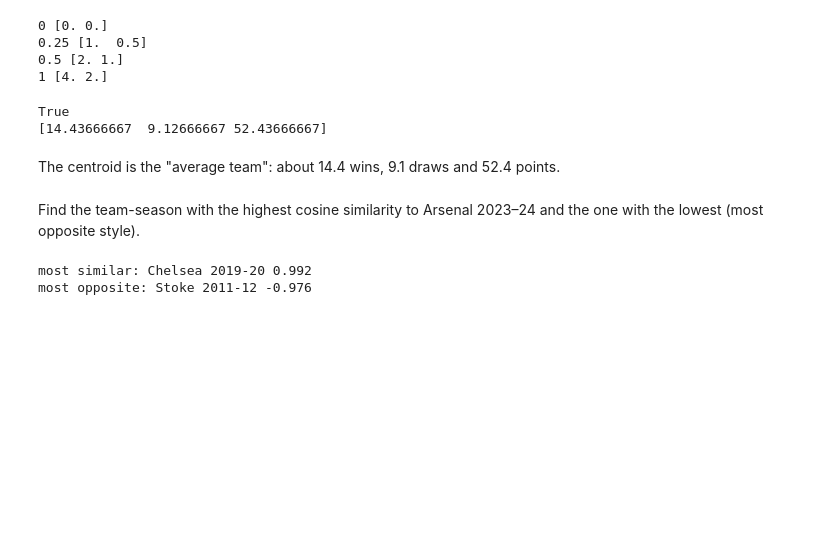
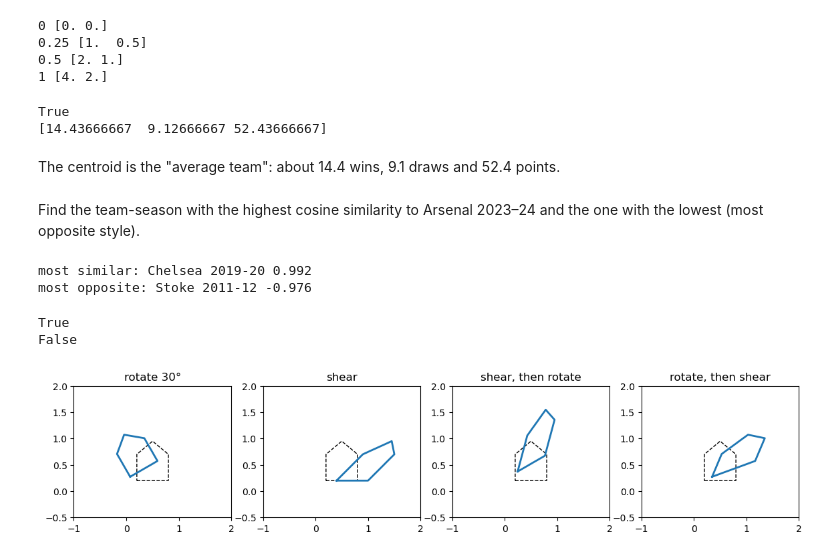
Before and after one commit to w2xw30/ML-AI-Journey-2x, a Jupyter notebook: foundations/linear-algebra/linear-algebra-2x-p3.ipynb, the cells around one changed output. Drawn from its saved outputs; the diff is of its cells as text; code cells hidden in the pictures; blank space fills up the shorter version.

```diff
--- a/foundations/linear-algebra/linear-algebra-2x-p3.ipynb
+++ b/foundations/linear-algebra/linear-algebra-2x-p3.ipynb
@@ -72,3 +72,27 @@ print("most opposite:", names[order[0]], round(sims[order[0]], 3))
 # %% [output]
 most similar: Chelsea 2019-20 0.992
 most opposite: Stoke 2011-12 -0.976
+# %%
+import numpy as np
+import matplotlib.pyplot as plt
+
+def R(deg):
+    t = np.radians(deg)
+    return np.array([[np.cos(t), -np.sin(t)], [np.sin(t), np.cos(t)]])
+
+S = np.array([[1, 1], [0, 1]])
+house = np.array([[0.2, 0.8, 0.8, 0.5, 0.2, 0.2],
+                  [0.2, 0.2, 0.7, 0.95, 0.7, 0.2]])     # columns are corners (last = first, to close it)
+
+fig, axes = plt.subplots(1, 4, figsize=(14, 3.5))
+for ax, (M, name) in zip(axes, [(R(30), "rotate 30°"), (S, "shear"), (R(30) @ S, "shear, then rotate"), (S @ R(30), "rotate, then shear")]):
+    ax.plot(*house, "k--", lw=1)
+    ax.plot(*(M @ house), lw=2)
+    ax.set_title(name); ax.set_aspect("equal"); ax.set_xlim(-1, 2); ax.set_ylim(-0.5, 2)
+
+print(np.allclose(R(30) @ R(45), R(75)))           # True
+print(np.allclose(R(30) @ S, S @ R(30)))           # False: order matters
+# %% [output]
+True
+False
+[figure, added]
```
